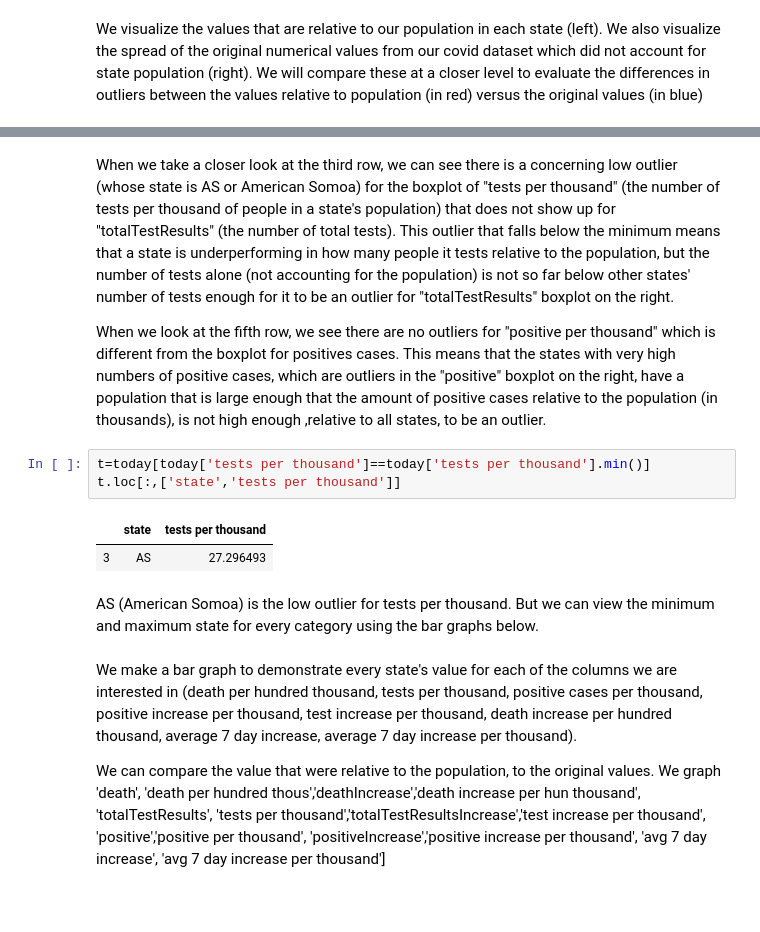
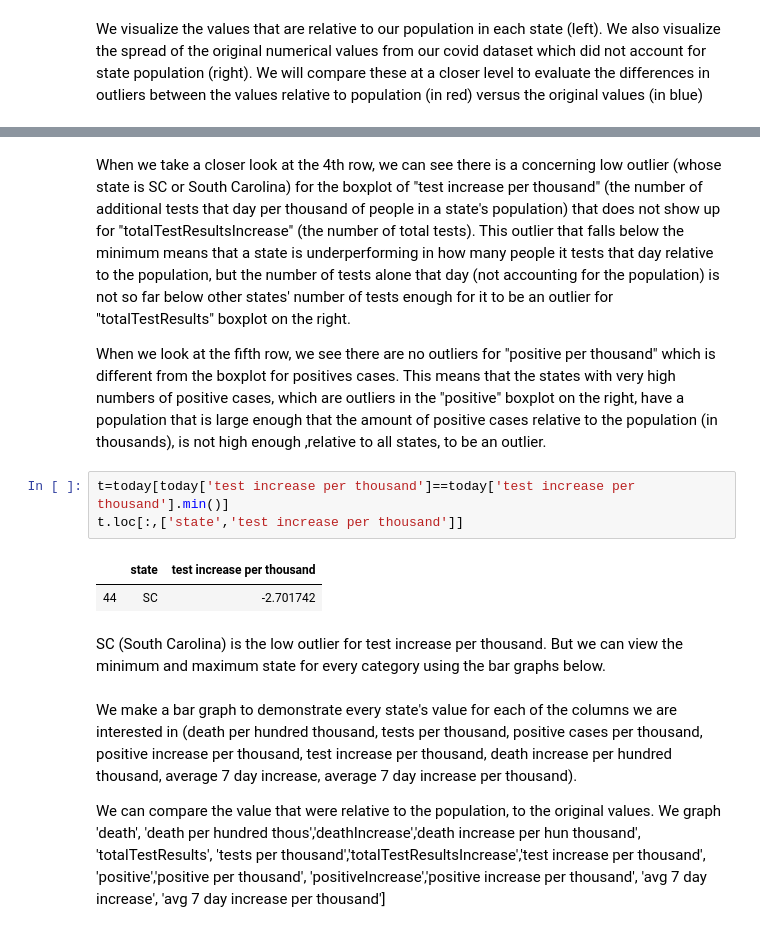
Before and after one commit to cathilo/sharing-github, a Jupyter notebook: Capstone 2 Part 2.ipynb, the cells around one changed output, grey strips where cells are left out. Cells and saved outputs as stored; diff of their text form; blank space fills up the shorter version.

```diff
--- a/Capstone 2 Part 2.ipynb
+++ b/Capstone 2 Part 2.ipynb
@@ -435,16 +435,16 @@ for i in range(len(var)):
 # %% [markdown]
-When we take a closer look at the third row,  we can see there is a concerning low outlier (whose state is AS or American Somoa) for the boxplot of "tests per thousand" (the number of tests per thousand of people in a state's population) that does not show up for "totalTestResults" (the number of total tests). This outlier that falls below the minimum  means that a state is underperforming in how many people it tests relative to the population, but the number of tests alone (not accounting for the population) is not so far below other states' number of tests enough for it to be an outlier for "totalTestResults" boxplot on the right.
+When we take a closer look at the 4th row,  we can see there is a concerning low outlier (whose state is SC or South Carolina) for the boxplot of "test increase per thousand" (the number of additional tests that day per thousand of people in a state's population) that does not show up for "totalTestResultsIncrease" (the number of total tests). This outlier that falls below the minimum  means that a state is underperforming in how many people it tests that day relative to the population, but the number of tests  alone that day  (not accounting for the population) is not so far below other states' number of tests enough for it to be an outlier for "totalTestResults" boxplot on the right.
 
 
 When we look at the fifth row, we see there are no outliers for "positive per thousand" which is different from the boxplot for positives cases. This means that the states with very high numbers of positive cases, which are outliers in the "positive" boxplot on the right, have a population that is large enough that the amount of positive cases relative to the population (in thousands), is not  high enough ,relative to all states, to be an outlier.
 # %%
-t=today[today['tests per thousand']==today['tests per thousand'].min()]
-t.loc[:,['state','tests per thousand']]
+t=today[today['test increase per thousand']==today['test increase per thousand'].min()]
+t.loc[:,['state','test increase per thousand']]
 # %% [output]
-|  | state | tests per thousand |
-| 3 | AS | 27.296493 |
+|  | state | test increase per thousand |
+| 44 | SC | -2.701742 |
 # %% [markdown]
-AS (American Somoa) is the low outlier for tests per thousand. But  we can view the minimum and maximum state for every category using the bar graphs below.
+SC (South Carolina) is the low outlier for test increase per thousand. But  we can view the minimum and maximum state for every category using the bar graphs below.
 # %% [markdown]
 We make a bar graph to demonstrate every state's value for each of the columns we are interested in (death per hundred thousand, tests per thousand, positive cases per thousand, positive increase per thousand, test increase per thousand, death increase per hundred thousand, average 7 day increase, average 7 day increase per thousand).
 
```
Also changed, not shown: parts of 13 cells of this notebook.
